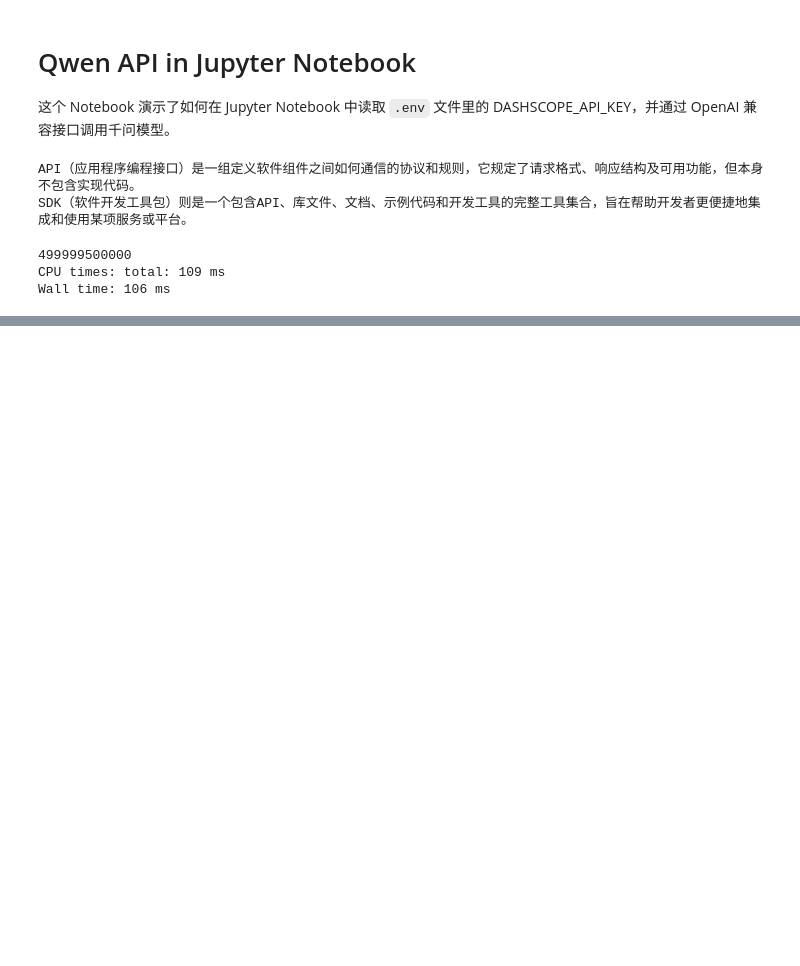
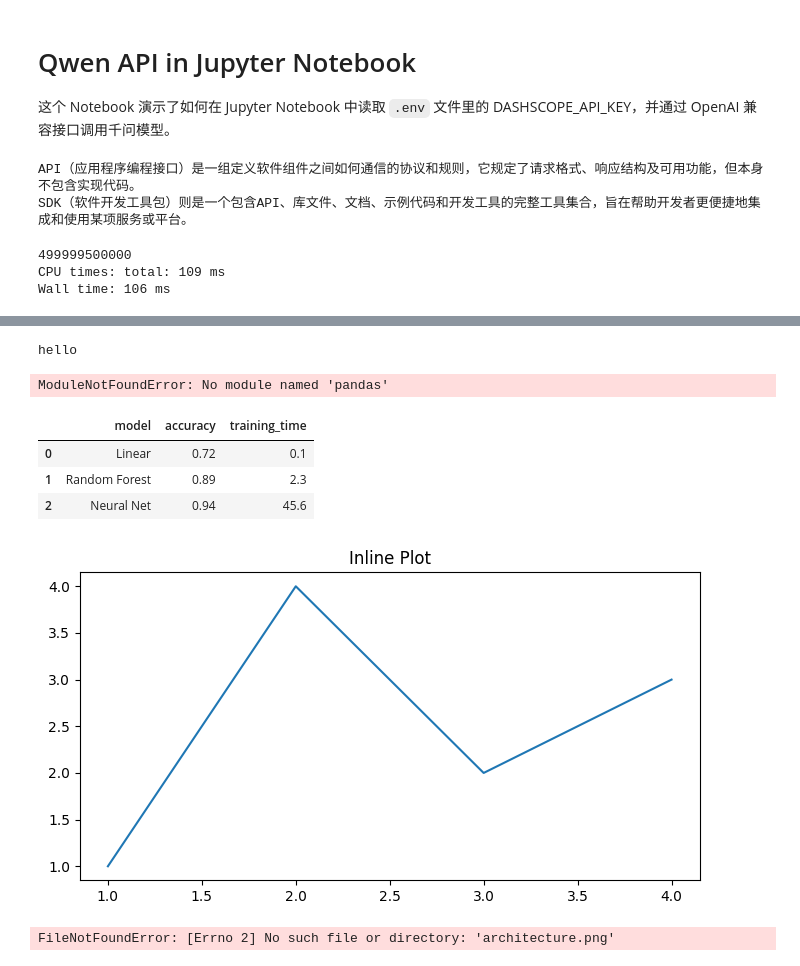
Before and after one commit to Switzer595/ai-engineering-from-scratch, a Jupyter notebook: phases/00-setup-and-tooling/05-jupyter-notebooks/qwen_notebook.ipynb, the cells around one changed output, grey strips where cells are left out. Drawn from its saved outputs; the diff is of its cells as text; code cells hidden in the pictures; blank space fills up the shorter version.

```diff
--- a/phases/00-setup-and-tooling/05-jupyter-notebooks/qwen_notebook.ipynb
+++ b/phases/00-setup-and-tooling/05-jupyter-notebooks/qwen_notebook.ipynb
@@ -30,0 +60,45 @@ Wall time: 106 ms
+# %%
+import os
+print(os.environ["MY_TEST_VAR"])
+# %% [output]
+hello
+# %%
+import pandas as pd
+
+df = pd.DataFrame({
+    "model": ["Linear", "Random Forest", "Neural Net"],
+    "accuracy": [0.72, 0.89, 0.94],
+    "training_time": [0.1, 2.3, 45.6]
+})
+df
+# %% [output]
+ModuleNotFoundError: No module named 'pandas'
+# %%
+import pandas as pd
+
+df = pd.DataFrame({
+    "model": ["Linear", "Random Forest", "Neural Net"],
+    "accuracy": [0.72, 0.89, 0.94],
+    "training_time": [0.1, 2.3, 45.6]
+})
+
+df
+# %% [output]
+|  | model | accuracy | training_time |
+| 0 | Linear | 0.72 | 0.1 |
+| 1 | Random Forest | 0.89 | 2.3 |
+| 2 | Neural Net | 0.94 | 45.6 |
+# %%
+import matplotlib.pyplot as plt
+
+plt.figure(figsize=(8, 4))
+plt.plot([1, 2, 3, 4], [1, 4, 2, 3])
+plt.title("Inline Plot")
+plt.show()
+# %% [output]
+[figure, added]
+# %%
+from IPython.display import Image, display
+display(Image(filename="architecture.png"))
+# %% [output]
+FileNotFoundError: [Errno 2] No such file or directory: 'architecture.png'
```
Also changed, not shown: parts of 11 cells of this notebook, 1 other file.
